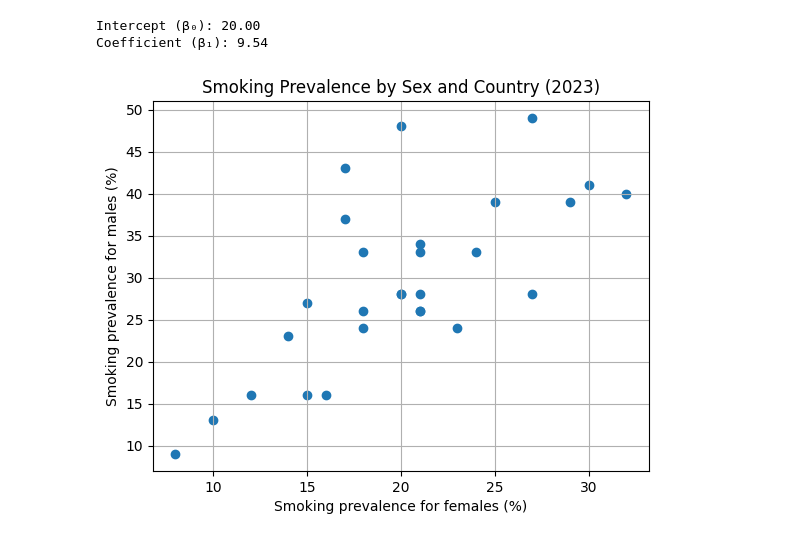
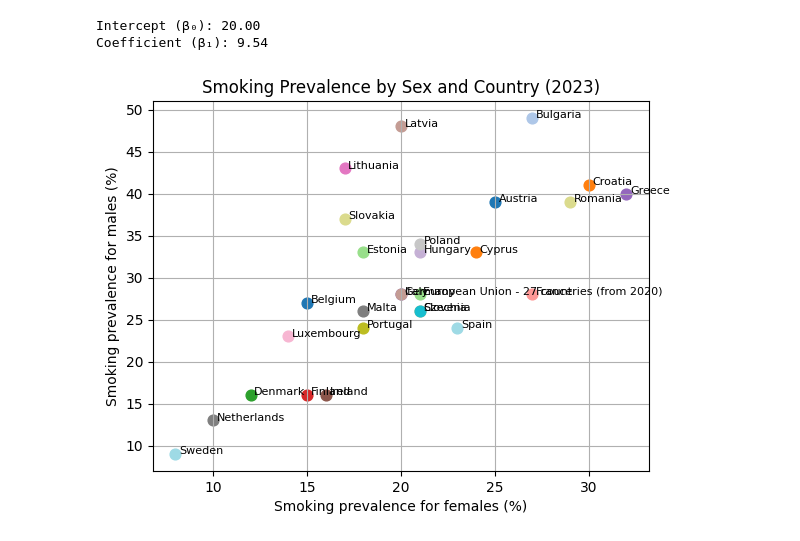
Before and after one commit to nilsr-spec/Python-Introduction-Smoking-Prevalence, a Jupyter notebook: code/02_Question1.ipynb, the cells around one changed output. Cells and saved outputs as stored; diff of their text form; code cells hidden in the pictures.

```diff
--- a/code/02_Question1.ipynb
+++ b/code/02_Question1.ipynb
@@ -97,12 +58,17 @@ Coefficient (β₁): 9.54
 filtered_clean_smoking=clean_smoking[clean_smoking["time_period"]==2023]
 plot= (filtered_clean_smoking.groupby(["geo","sex_binary"])["obs_value"].mean().reset_index())
 plot= plot.pivot(index="geo", columns="sex_binary", values="obs_value")
+name_country = len(plot)
+colors = plt.cm.tab20(np.linspace(0, 1, name_country))
 # %%
 # doing the graph
-plt.scatter(female["obs_value"],male["obs_value"])
+for i, geo in enumerate(plot.index):
+    plt.scatter(plot.loc[geo, 0], plot.loc[geo, 1],
+                color=colors[i], s=60)
+    plt.text(plot.loc[geo, 0]+0.2, plot.loc[geo, 1], geo, fontsize=8)
 plt.xlabel("Smoking prevalence for females (%)")
 plt.ylabel("Smoking prevalence for males (%)")
 plt.title("Smoking Prevalence by Sex and Country (2023)")
 plt.grid(True)
 # %% [output]
-[figure, old version]
+[figure, new version]
```
Also changed, not shown: parts of 4 cells of this notebook, 1 other file.
